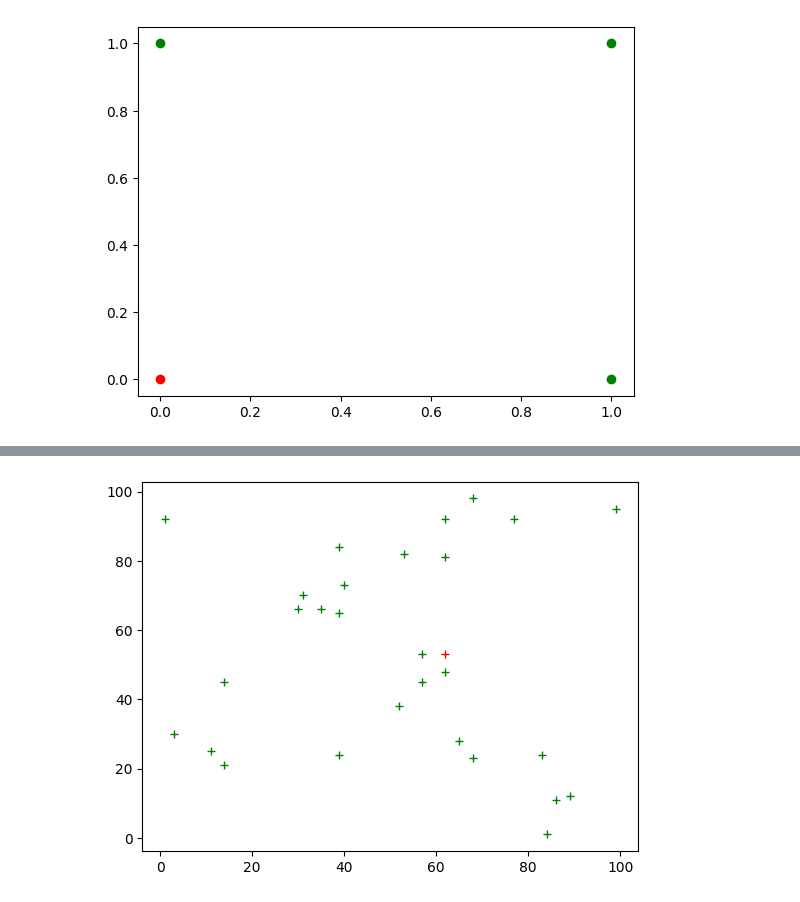
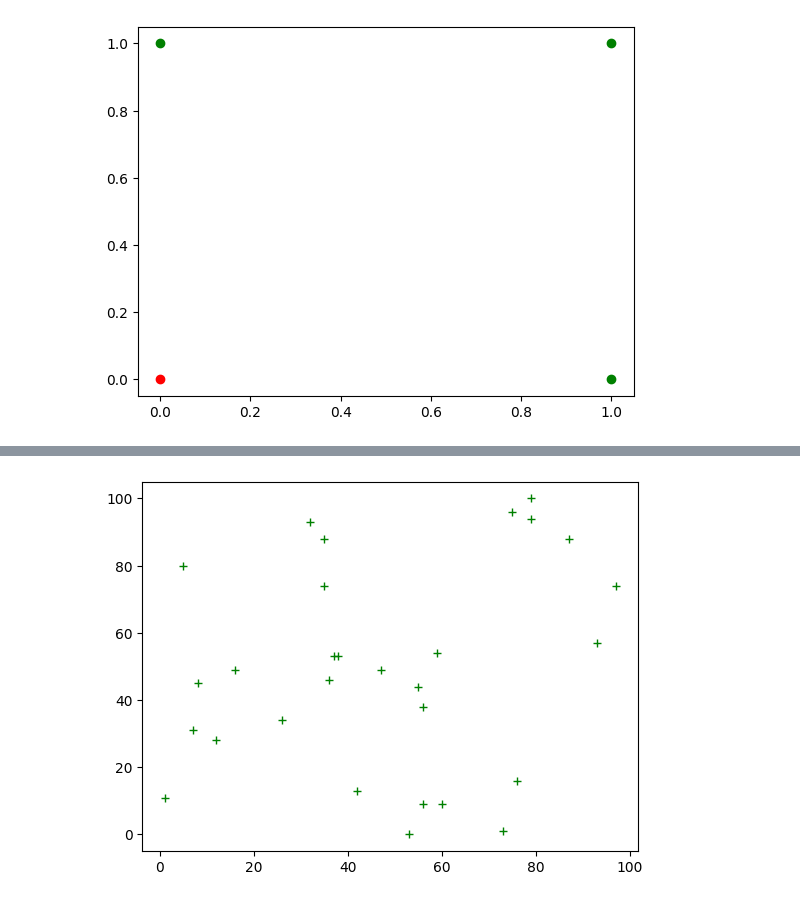
Before and after one commit to ACH1LL35/ML_Spring_23_24, a Jupyter notebook: Mid/cp1.ipynb, the cells around one changed output, grey strips where cells are left out. Drawn from its saved outputs; the diff is of its cells as text; code cells hidden in the pictures.

```diff
--- a/Mid/cp1.ipynb
+++ b/Mid/cp1.ipynb
@@ -203,12 +206,12 @@ Dataset.head()
 # %%
-X1 = Dataset["X1"].values.tolist()
-X2 = Dataset["X2"].values.tolist()
-Y = Dataset["Y"].values.tolist()
+X1 = Dataset["X"].values.tolist()
+X2 = Dataset["Y"].values.tolist()
+Y = Dataset["LABEL"].values.tolist()
 
 for i in range(len(Y)):
     if Y[i] == 0:
         plt.plot(X1[i], X2[i], "r+")
     else:
         plt.plot(X1[i], X2[i], "g+")
 # %% [output]
-[figure, old version]
+[figure, new version]
```
Also changed, not shown: parts of 7 cells of this notebook.
